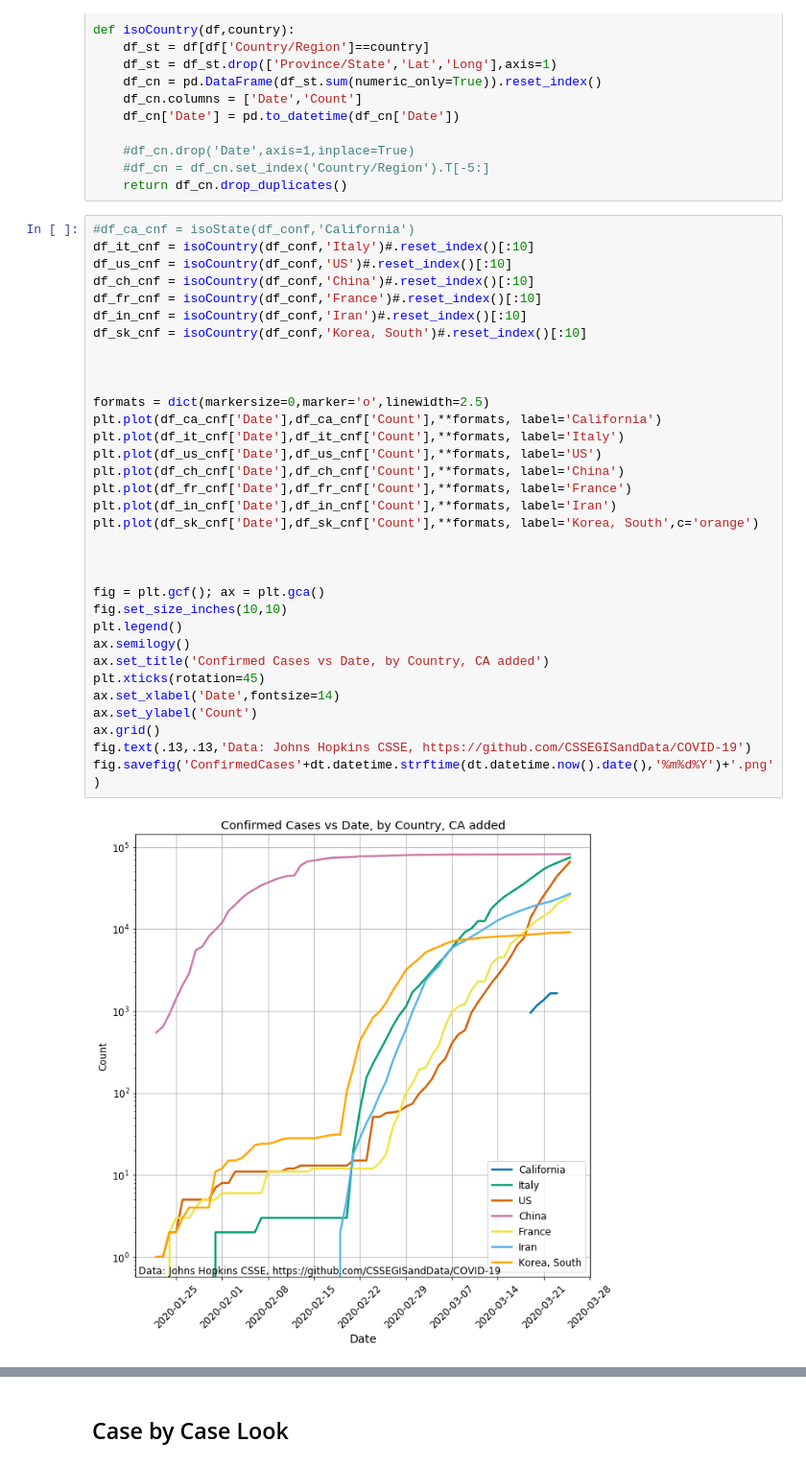
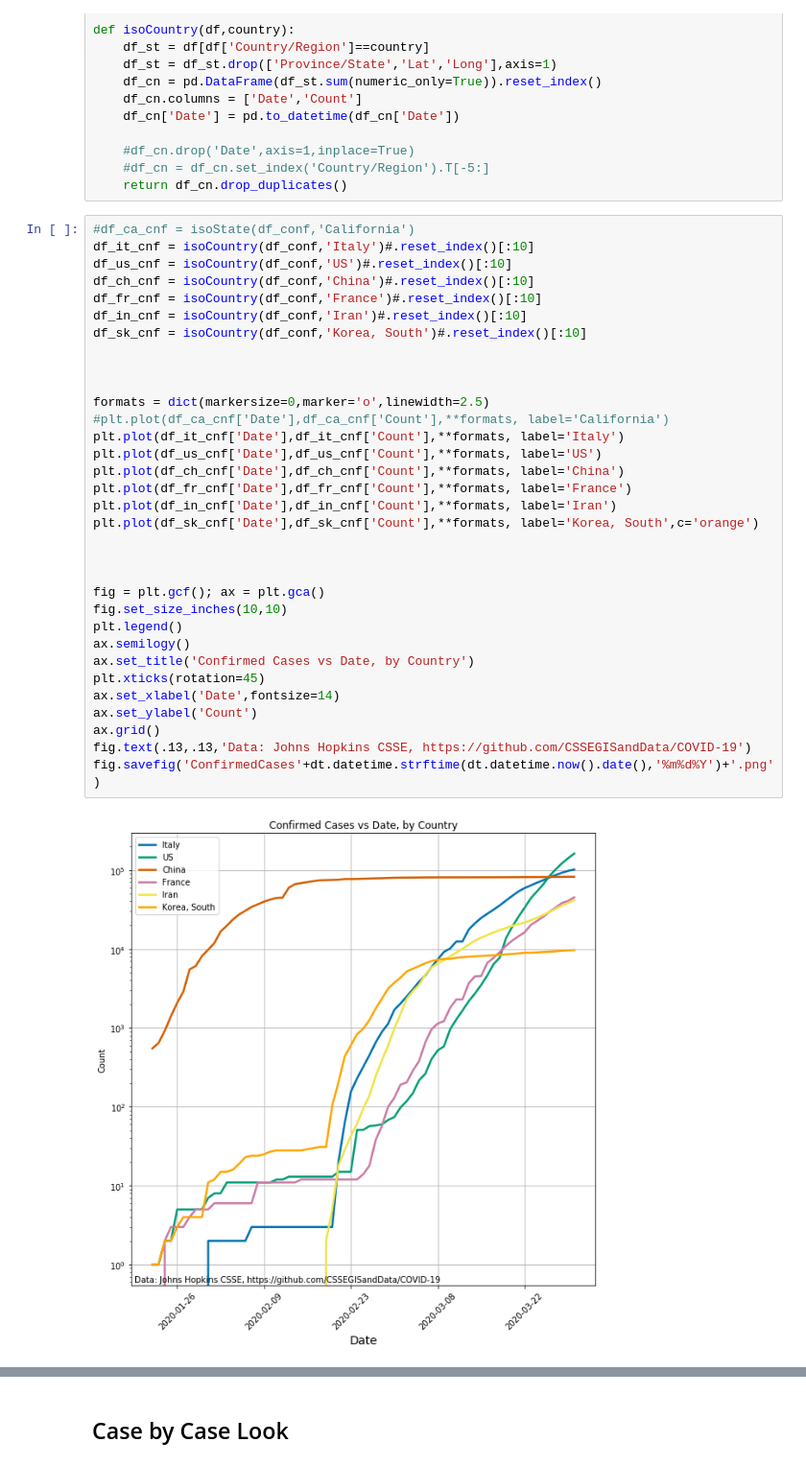
Before and after one commit to mattmendoza/COVID-19, a Jupyter notebook: nCoV_DataExploration.ipynb, the cells around one changed output, grey strips where cells are left out. Shown at 96% size. Cells and saved outputs as stored; diff of their text form.

```diff
--- a/nCoV_DataExploration.ipynb
+++ b/nCoV_DataExploration.ipynb
@@ -88,36 +88,36 @@ def isoCountry(df,country):
 df_it_cnf = isoCountry(df_conf,'Italy')#.reset_index()[:10]
 df_us_cnf = isoCountry(df_conf,'US')#.reset_index()[:10]
 df_ch_cnf = isoCountry(df_conf,'China')#.reset_index()[:10]
 df_fr_cnf = isoCountry(df_conf,'France')#.reset_index()[:10]
 df_in_cnf = isoCountry(df_conf,'Iran')#.reset_index()[:10]
 df_sk_cnf = isoCountry(df_conf,'Korea, South')#.reset_index()[:10]
 
 
 
 formats = dict(markersize=0,marker='o',linewidth=2.5)
-plt.plot(df_ca_cnf['Date'],df_ca_cnf['Count'],**formats, label='California')
+#plt.plot(df_ca_cnf['Date'],df_ca_cnf['Count'],**formats, label='California')
 plt.plot(df_it_cnf['Date'],df_it_cnf['Count'],**formats, label='Italy')
 plt.plot(df_us_cnf['Date'],df_us_cnf['Count'],**formats, label='US')
 plt.plot(df_ch_cnf['Date'],df_ch_cnf['Count'],**formats, label='China')
 plt.plot(df_fr_cnf['Date'],df_fr_cnf['Count'],**formats, label='France')
 plt.plot(df_in_cnf['Date'],df_in_cnf['Count'],**formats, label='Iran')
 plt.plot(df_sk_cnf['Date'],df_sk_cnf['Count'],**formats, label='Korea, South',c='orange')
 
 
 
 fig = plt.gcf(); ax = plt.gca()
 fig.set_size_inches(10,10)
 plt.legend()
 ax.semilogy()
-ax.set_title('Confirmed Cases vs Date, by Country, CA added')
+ax.set_title('Confirmed Cases vs Date, by Country')
 plt.xticks(rotation=45)
 ax.set_xlabel('Date',fontsize=14)
 ax.set_ylabel('Count')
 ax.grid()
 fig.text(.13,.13,'Data: Johns Hopkins CSSE, https://github.com/CSSEGISandData/COVID-19')
 fig.savefig('ConfirmedCases'+dt.datetime.strftime(dt.datetime.now().date(),'%m%d%Y')+'.png')
 # %% [output]
-[figure, old version]
+[figure, new version]
 # %%
 #df_ca_dth = isoState(df_dth,'California')
 df_it_dth = isoCountry(df_dth,'Italy')#.reset_index()[:10]
```
Also changed, not shown: parts of 5 cells of this notebook, 9 other files.
